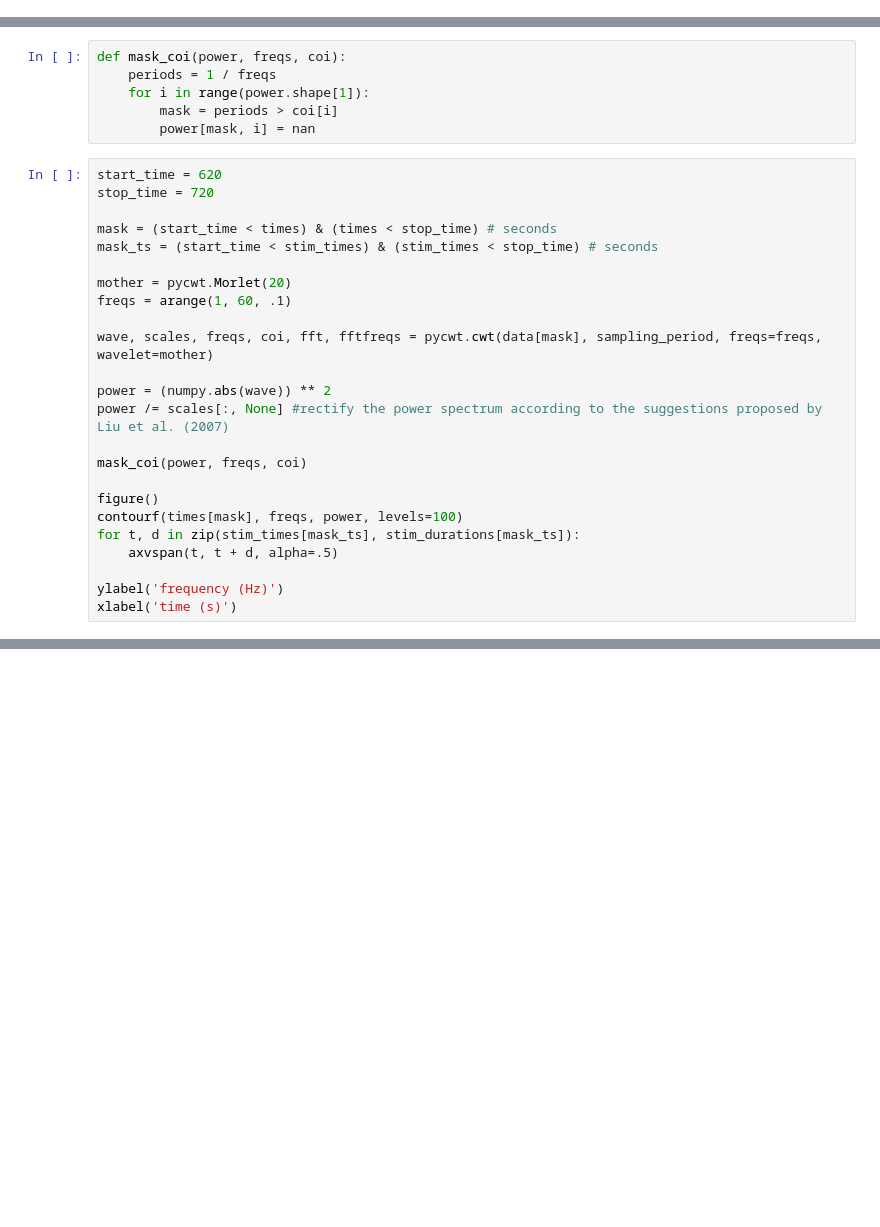
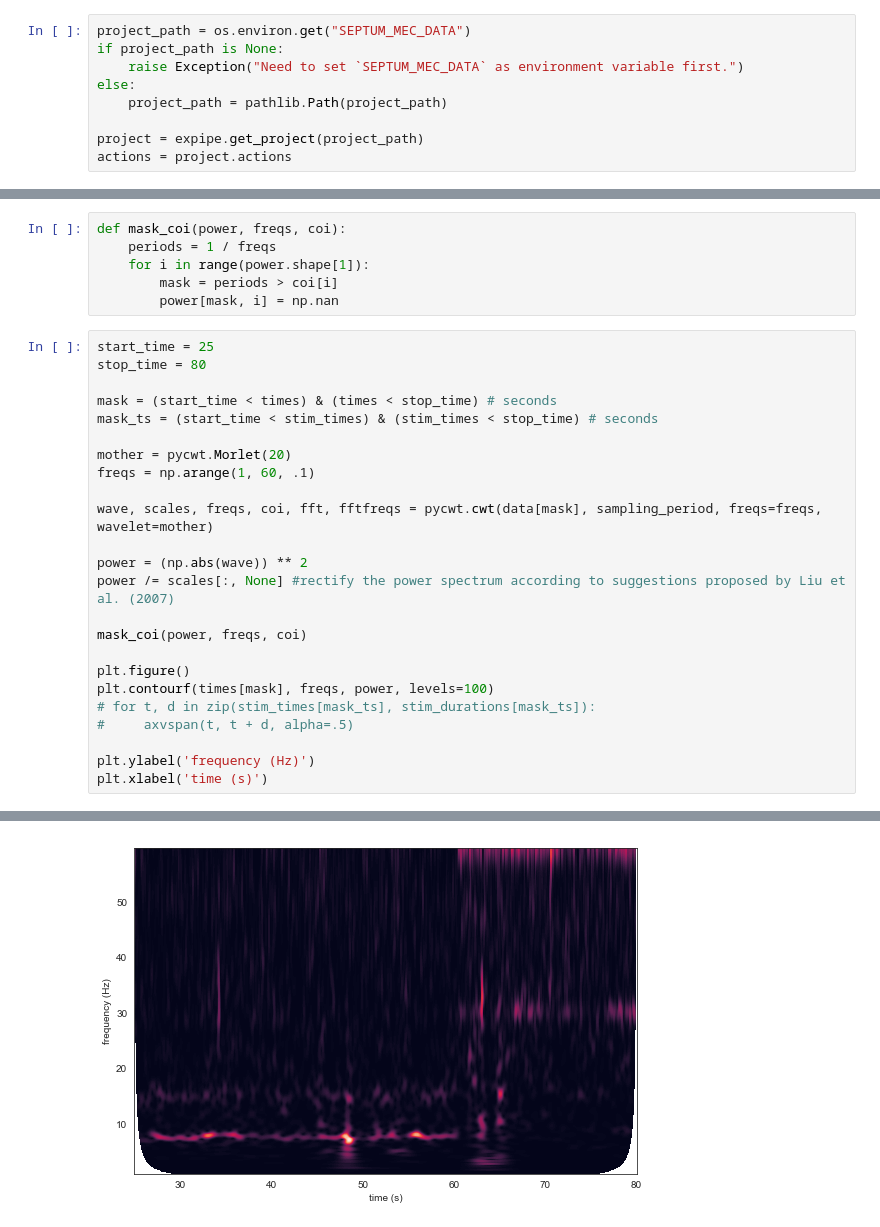
Before and after one commit to CINPLA/septum-mec, a Jupyter notebook: notebooks/time-frequency-epochs.ipynb, the cells around one changed output, grey strips where cells are left out. Drawn from its saved outputs; the diff is of its cells as text; blank space fills up the shorter version.

```diff
--- a/notebooks/time-frequency-epochs.ipynb
+++ b/notebooks/time-frequency-epochs.ipynb
@@ -30,0 +23,9 @@ times = arange(0, sampling_period * len(data), sampling_period)
+# %%
+project_path = os.environ.get("SEPTUM_MEC_DATA")
+if project_path is None:
+    raise Exception("Need to set `SEPTUM_MEC_DATA` as environment variable first.")
+else:
+    project_path = pathlib.Path(project_path)
+
+project = expipe.get_project(project_path)
+actions = project.actions
@@ -57,29 +80,29 @@ def mask_coi(power, freqs, coi):
     periods = 1 / freqs
     for i in range(power.shape[1]):
         mask = periods > coi[i]
-        power[mask, i] = nan
+        power[mask, i] = np.nan
 # %%
-start_time = 620
-stop_time = 720
+start_time = 25
+stop_time = 80
 
 mask = (start_time < times) & (times < stop_time) # seconds
 mask_ts = (start_time < stim_times) & (stim_times < stop_time) # seconds
 
 mother = pycwt.Morlet(20)
-freqs = arange(1, 60, .1)
+freqs = np.arange(1, 60, .1)
 
 wave, scales, freqs, coi, fft, fftfreqs = pycwt.cwt(data[mask], sampling_period, freqs=freqs, wavelet=mother)
 
-power = (numpy.abs(wave)) ** 2
-power /= scales[:, None] #rectify the power spectrum according to the suggestions proposed by Liu et al. (2007)
+power = (np.abs(wave)) ** 2
+power /= scales[:, None] #rectify the power spectrum according to suggestions proposed by Liu et al. (2007)
 
 mask_coi(power, freqs, coi)
 
-figure()
-contourf(times[mask], freqs, power, levels=100)
-for t, d in zip(stim_times[mask_ts], stim_durations[mask_ts]):
-    axvspan(t, t + d, alpha=.5)
+plt.figure()
+plt.contourf(times[mask], freqs, power, levels=100)
+# for t, d in zip(stim_times[mask_ts], stim_durations[mask_ts]):
+#     axvspan(t, t + d, alpha=.5)
 
-ylabel('frequency (Hz)')
-xlabel('time (s)')
+plt.ylabel('frequency (Hz)')
+plt.xlabel('time (s)')
 # %% [output]
@@ -88,4 +109,5 @@ xlabel('time (s)')
 Text(0.5, 0, 'time (s)')
+[figure, added]
 # %%
 start_time_1 = 0
 stop_time_1 = 60
```
Also changed, not shown: parts of 11 cells of this notebook, 14 other files.
